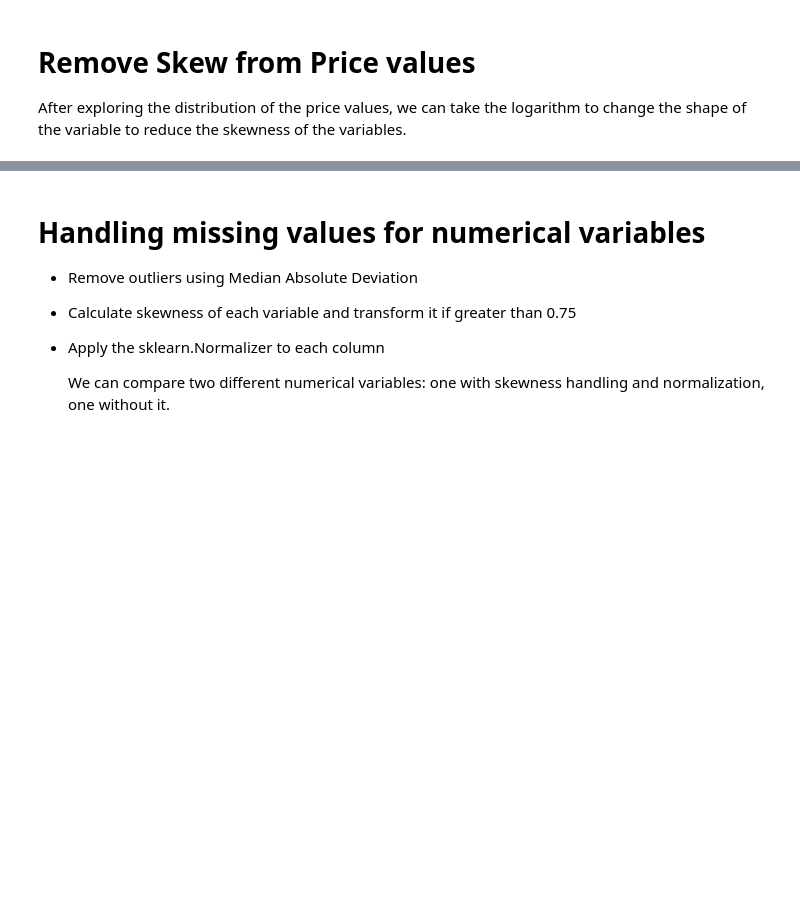
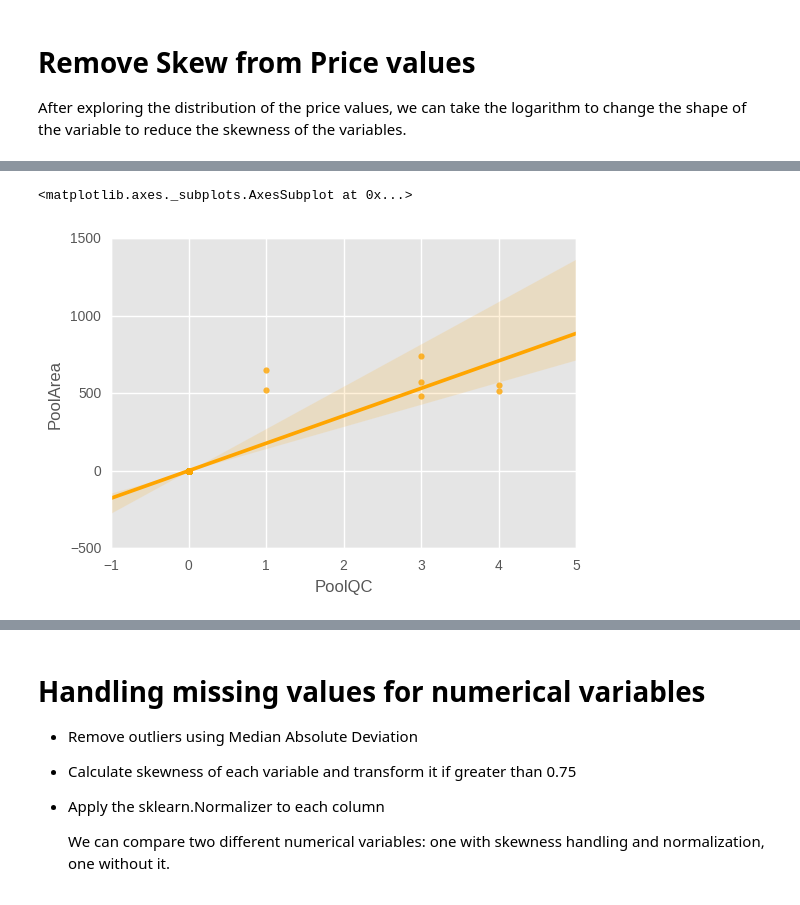
Before and after one commit to dolremi/Housing_Price, a Jupyter notebook: notebook/features.ipynb, the cells around one changed output, grey strips where cells are left out. Drawn from its saved outputs; the diff is of its cells as text; code cells hidden in the pictures; blank space fills up the shorter version.

```diff
--- a/notebook/features.ipynb
+++ b/notebook/features.ipynb
@@ -286,0 +314,5 @@ cleaner.normalize_numerical(True,exclusion)
+# %%
+sns.regplot(x = "PoolQC", y = 'PoolArea', data=X, color= "Orange")
+# %% [output]
+<matplotlib.axes._subplots.AxesSubplot at 0x...>
+[figure, added]
```
Also changed, not shown: parts of 27 cells of this notebook, 11 other files.
